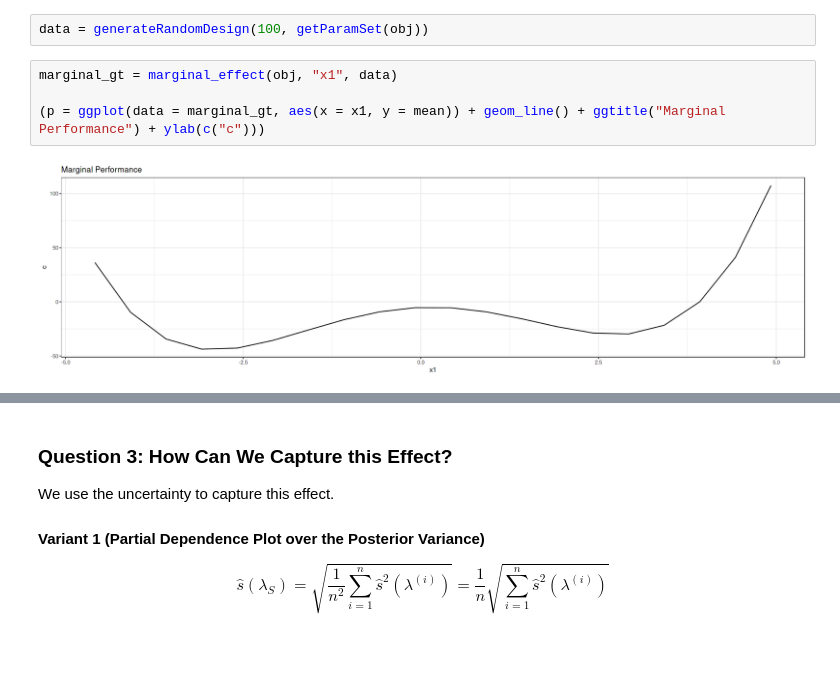
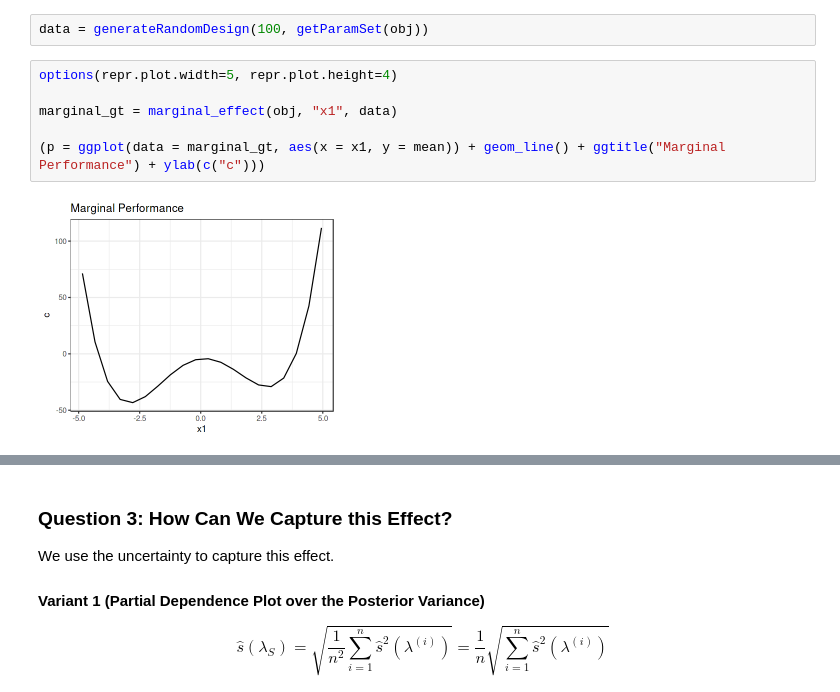
Before and after one commit to slds-lmu/paper_2021_xautoml, a Jupyter notebook: notebooks/synthetic_functions_hypotheses.ipynb, the cells around one changed output, grey strips where cells are left out. Saved outputs shown, nothing was run; the diff lists cells and outputs as text; blank space fills up the shorter version.

```diff
--- a/notebooks/synthetic_functions_hypotheses.ipynb
+++ b/notebooks/synthetic_functions_hypotheses.ipynb
@@ -306,9 +274,11 @@ We compare the partial dependence plots against the ground-truth PDP.
 # %%
 data = generateRandomDesign(100, getParamSet(obj))
 # %%
+options(repr.plot.width=5, repr.plot.height=4)
+
 marginal_gt = marginal_effect(obj, "x1", data)
 
 (p = ggplot(data = marginal_gt, aes(x = x1, y = mean)) + geom_line() + ggtitle("Marginal Performance") + ylab(c("c")))
 # %% [output]
-[figure, old version]
+[figure, new version]
 # %%
```
Also changed, not shown: parts of 50 cells of this notebook, 1 other file.
